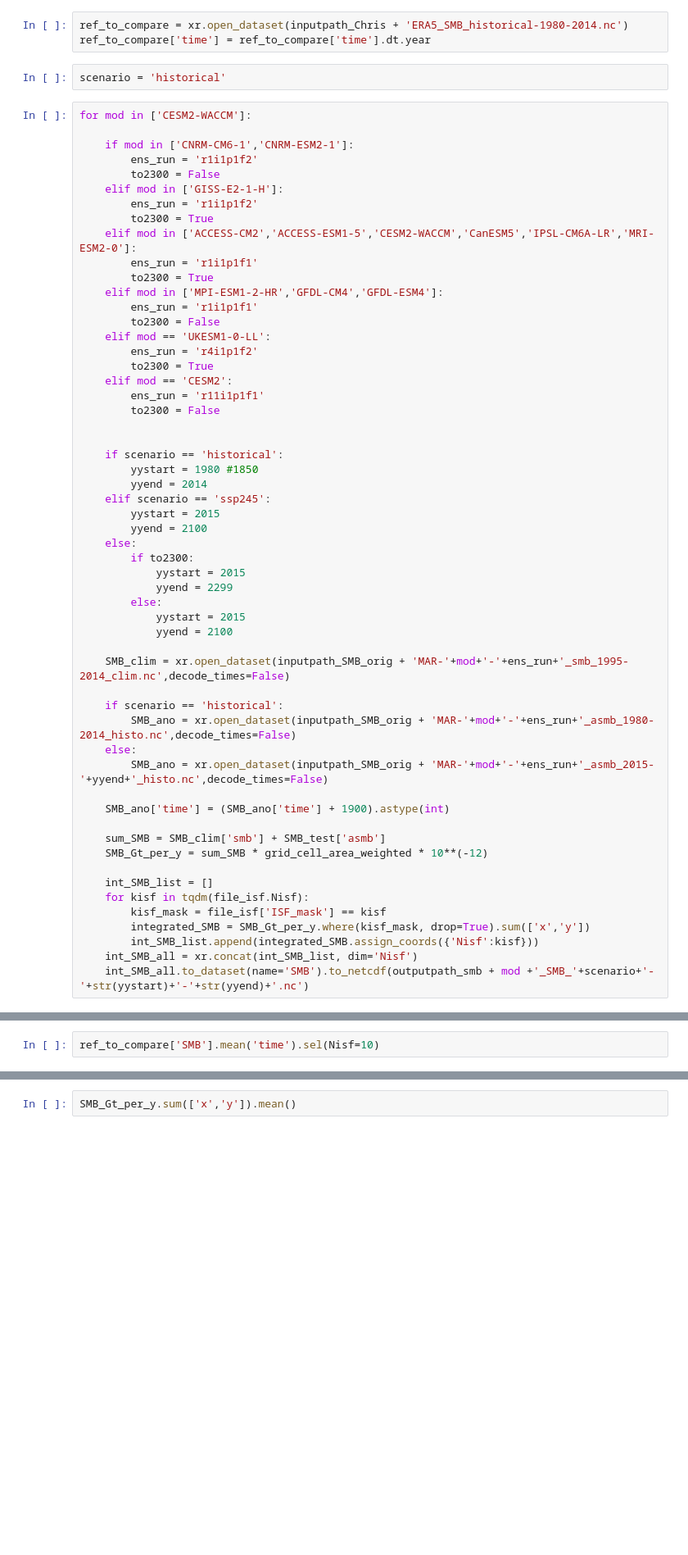
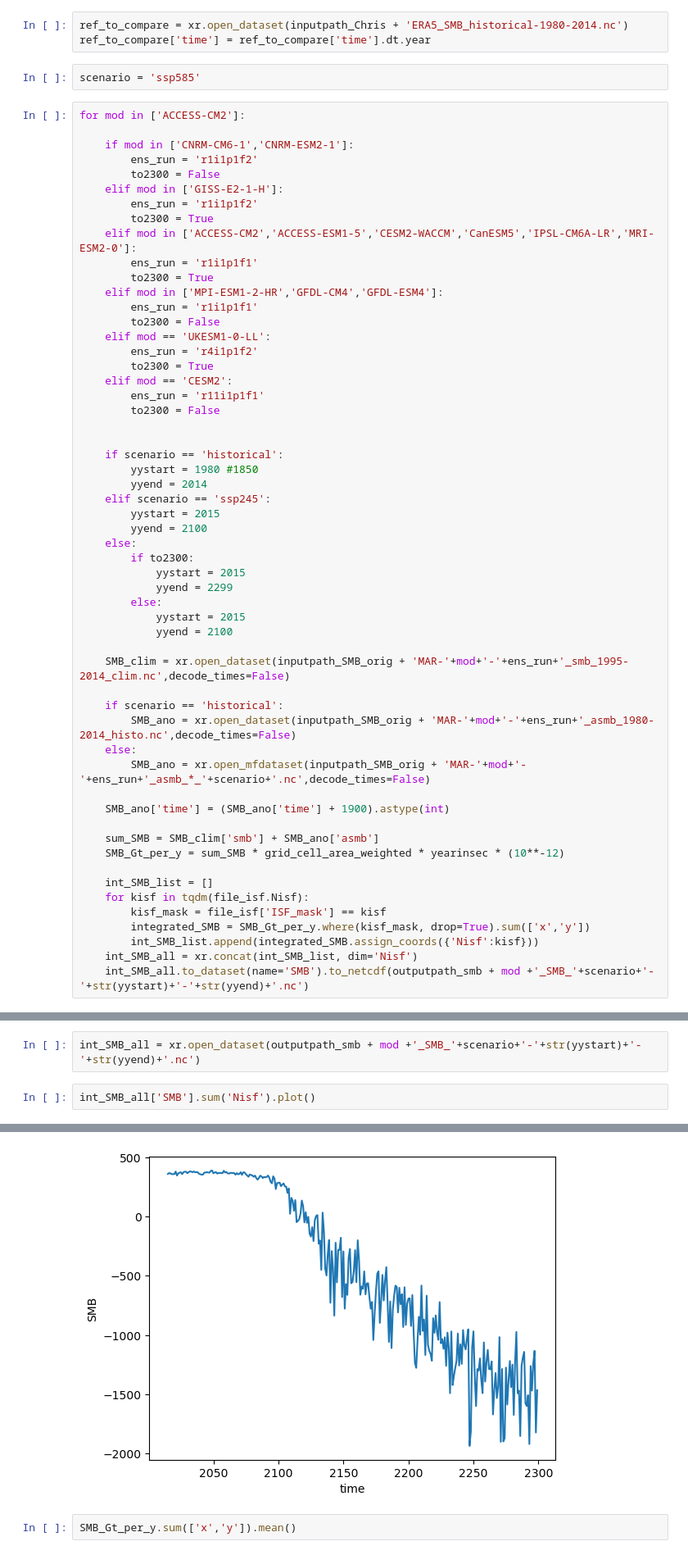
Before and after one commit to ClimateClara/summer_paper, a Jupyter notebook: notebooks/SMB_stuff/format_emulated_SMB.ipynb, the cells around one changed output, grey strips where cells are left out. Shown at 82% size. Drawn from its saved outputs; the diff is of its cells as text; blank space fills up the shorter version.

```diff
--- a/notebooks/SMB_stuff/format_emulated_SMB.ipynb
+++ b/notebooks/SMB_stuff/format_emulated_SMB.ipynb
@@ -48,9 +49,9 @@ grid_cell_area_weighted = isf_conc * true_grid_cell_area
 ref_to_compare = xr.open_dataset(inputpath_Chris + 'ERA5_SMB_historical-1980-2014.nc')
 ref_to_compare['time'] = ref_to_compare['time'].dt.year
 # %%
-scenario = 'historical'
+scenario = 'ssp585'
 # %%
-for mod in ['CESM2-WACCM']:
+for mod in ['ACCESS-CM2']:
 
     if mod in ['CNRM-CM6-1','CNRM-ESM2-1']:
         ens_run = 'r1i1p1f2'
@@ -91,12 +92,12 @@ for mod in ['CESM2-WACCM']:
     if scenario == 'historical':
         SMB_ano = xr.open_dataset(inputpath_SMB_orig + 'MAR-'+mod+'-'+ens_run+'_asmb_1980-2014_histo.nc',decode_times=False)
     else:
-        SMB_ano = xr.open_dataset(inputpath_SMB_orig + 'MAR-'+mod+'-'+ens_run+'_asmb_2015-'+yyend+'_histo.nc',decode_times=False)
+        SMB_ano = xr.open_mfdataset(inputpath_SMB_orig + 'MAR-'+mod+'-'+ens_run+'_asmb_*_'+scenario+'.nc',decode_times=False)
 
     SMB_ano['time'] = (SMB_ano['time'] + 1900).astype(int)
 
-    sum_SMB = SMB_clim['smb'] + SMB_test['asmb']
-    SMB_Gt_per_y = sum_SMB * grid_cell_area_weighted * 10**(-12)
+    sum_SMB = SMB_clim['smb'] + SMB_ano['asmb']
+    SMB_Gt_per_y = sum_SMB * grid_cell_area_weighted * yearinsec * (10**-12)
 
     int_SMB_list = []
     for kisf in tqdm(file_isf.Nisf):
@@ -108,2 +143,5 @@ for mod in ['CESM2-WACCM']:
+# %%
+int_SMB_all = xr.open_dataset(outputpath_smb + mod +'_SMB_'+scenario+'-'+str(yystart)+'-'+str(yyend)+'.nc')
 # %%
-ref_to_compare['SMB'].mean('time').sel(Nisf=10)
+int_SMB_all['SMB'].sum('Nisf').plot()
+# %% [output]
@@ -110,3 +149,4 @@ ref_to_compare['SMB'].mean('time').sel(Nisf=10)
+[figure, added]
 # %%
 SMB_Gt_per_y.sum(['x','y']).mean()
 # %%
```
Also changed, not shown: parts of 3 cells of this notebook, 1 other file.
